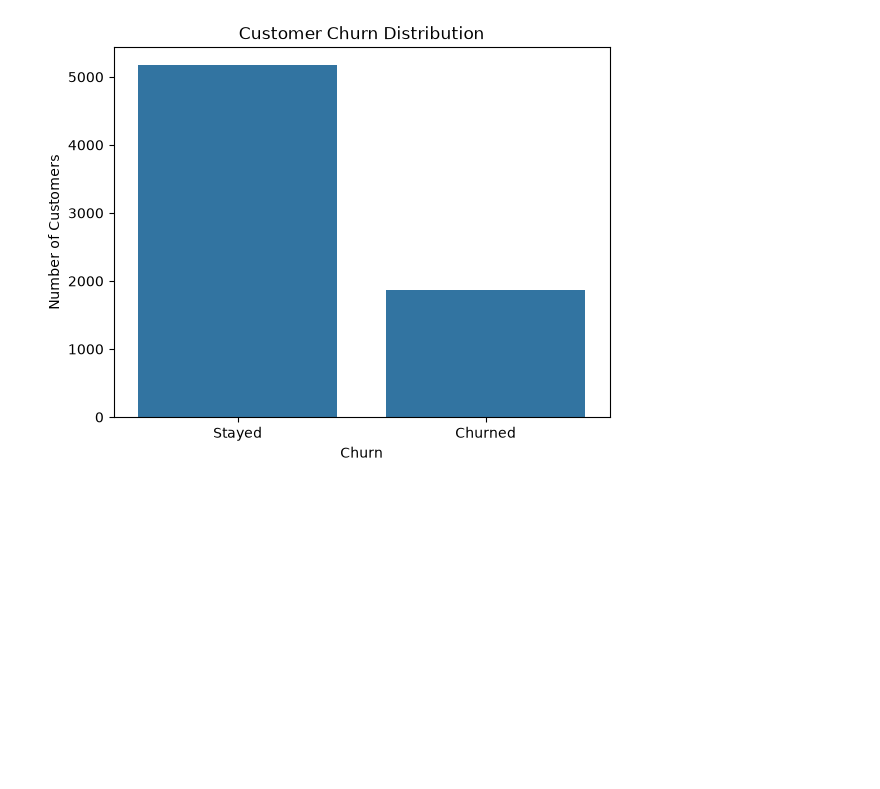
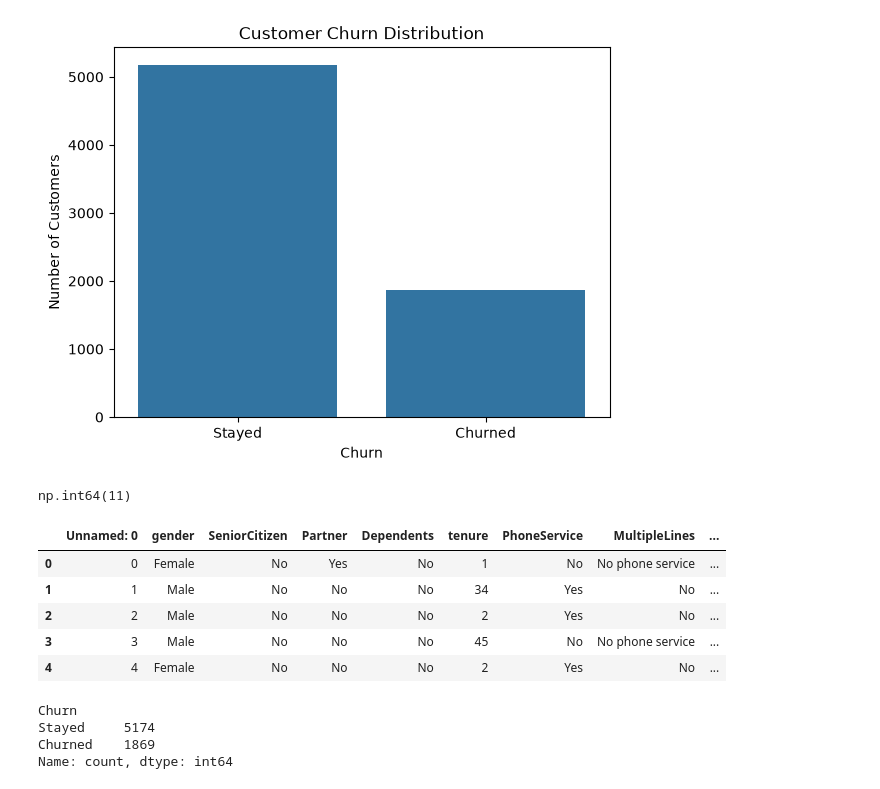
Before and after one commit to Syed-Farzan/churn-prediction-api, a Jupyter notebook: notebooks/01_data_exploration.ipynb, the cells around one changed output. Cells and saved outputs as stored; diff of their text form; code cells hidden in the pictures; blank space fills up the shorter version.

```diff
--- a/notebooks/01_data_exploration.ipynb
+++ b/notebooks/01_data_exploration.ipynb
@@ -108,3 +108,31 @@ plt.ylabel("Number of Customers")
 plt.show()
 # %% [output]
 [figure]
+# %%
+df["TotalCharges"] = pd.to_numeric(
+    df["TotalCharges"],
+    errors="coerce"
+)
+# %%
+df["TotalCharges"].isnull().sum()
+# %% [output]
+np.int64(11)
+# %%
+X = df.drop(columns=["Churn", "customerID"])
+y = df["Churn"]
+# %%
+X.head()
+# %% [output]
+|  | Unnamed: 0 | gender | SeniorCitizen | Partner | Dependents | tenure | PhoneService | MultipleLines | ... |
+| 0 | 0 | Female | No | Yes | No | 1 | No | No phone service | ... |
+| 1 | 1 | Male | No | No | No | 34 | Yes | No | ... |
+| 2 | 2 | Male | No | No | No | 2 | Yes | No | ... |
+| 3 | 3 | Male | No | No | No | 45 | No | No phone service | ... |
+| 4 | 4 | Female | No | No | No | 2 | Yes | No | ... |
+# %%
+y.value_counts()
+# %% [output]
+Churn
+Stayed     5174
+Churned    1869
+Name: count, dtype: int64
```
Also changed, not shown: parts of 7 cells of this notebook, 1 other file.
